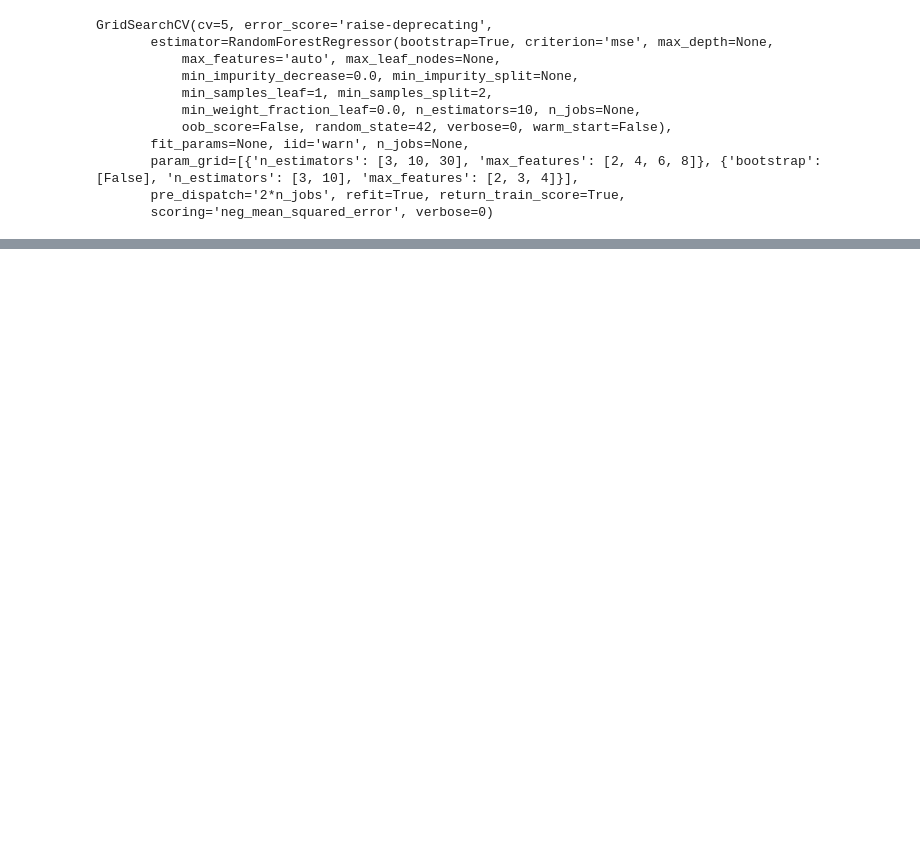
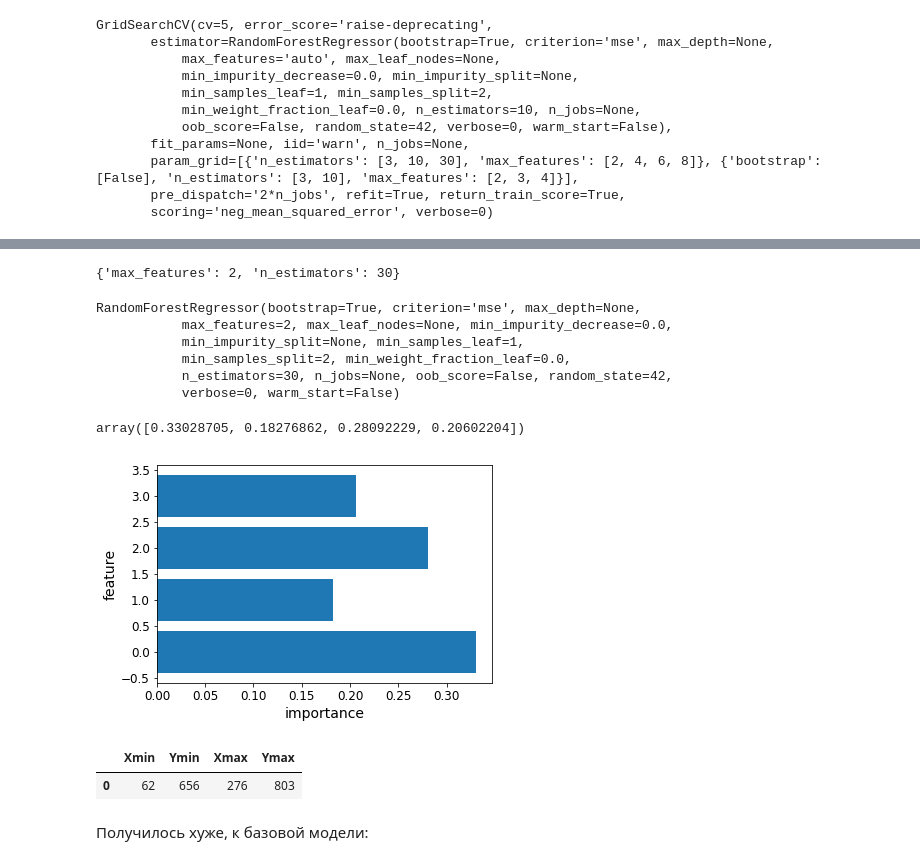
Before and after one commit to KonstantinKlepikov/mlbootcamp, a Jupyter notebook: cleaning_data.ipynb, the cells around one changed output, grey strips where cells are left out. Drawn from its saved outputs; the diff is of its cells as text; code cells hidden in the pictures; blank space fills up the shorter version.

```diff
--- a/cleaning_data.ipynb
+++ b/cleaning_data.ipynb
@@ -278,0 +348,4 @@ array([0.0025039 , 0.08724773, 0.10103802, 0.20918652, 0.09343469,
+# %%
+X1_train, X1_test, y_train, y_test = train_test_split(X1, y, test_size = 0.25, random_state = 42)
+N1_train, _ = X1_train.shape
+print(N1_train, N_test)
@@ -278,0 +354,6 @@ array([0.0025039 , 0.08724773, 0.10103802, 0.20918652, 0.09343469,
+# %%
+X1_train = transform_pipeline.fit_transform(X1_train)
+X1_test = transform_pipeline.fit_transform(X1_test)
+# %%
+synt_forest_reg = RandomForestRegressor(n_estimators=10, random_state=42)
+synt_forest_reg.fit(X1_train, y_train)
@@ -278,0 +387,8 @@ array([0.0025039 , 0.08724773, 0.10103802, 0.20918652, 0.09343469,
+# %%
+synt_param_grid = [
+    {'n_estimators': [3, 10, 30], 'max_features': [2, 3, 4]},
+    {'bootstrap': [False], 'n_estimators': [3, 10], 'max_features': [2, 3, 4]},
+  ]
+synt_grid_search = GridSearchCV(synt_forest_reg, synt_param_grid, cv=5,
+                           scoring='neg_mean_squared_error', return_train_score=True)
+synt_grid_search.fit(X1_train, y_train)
@@ -278,0 +407,29 @@ array([0.0025039 , 0.08724773, 0.10103802, 0.20918652, 0.09343469,
+# %%
+synt_grid_search.best_params_
+# %% [output]
+{'max_features': 2, 'n_estimators': 30}
+# %%
+synt_grid_search.best_estimator_
+# %% [output]
+RandomForestRegressor(bootstrap=True, criterion='mse', max_depth=None,
+           max_features=2, max_leaf_nodes=None, min_impurity_decrease=0.0,
+           min_impurity_split=None, min_samples_leaf=1,
+           min_samples_split=2, min_weight_fraction_leaf=0.0,
+           n_estimators=30, n_jobs=None, oob_score=False, random_state=42,
+           verbose=0, warm_start=False)
+# %%
+importance_for_synt_rand_forest = synt_grid_search.best_estimator_.feature_importances_
+importance_for_synt_rand_forest
+# %% [output]
+array([0.33028705, 0.18276862, 0.28092229, 0.20602204])
+# %%
+plot_feature_importances(synt_grid_search.best_estimator_, X1_train)
+# %% [output]
+[figure, added]
+# %%
+X1.head(1)
+# %% [output]
+|  | Xmin | Ymin | Xmax | Ymax |
+| 0 | 62 | 656 | 276 | 803 |
+# %% [markdown]
+Получилось хуже, к базовой модели:
```
Also changed, not shown: parts of 47 cells of this notebook, 1 other file.
